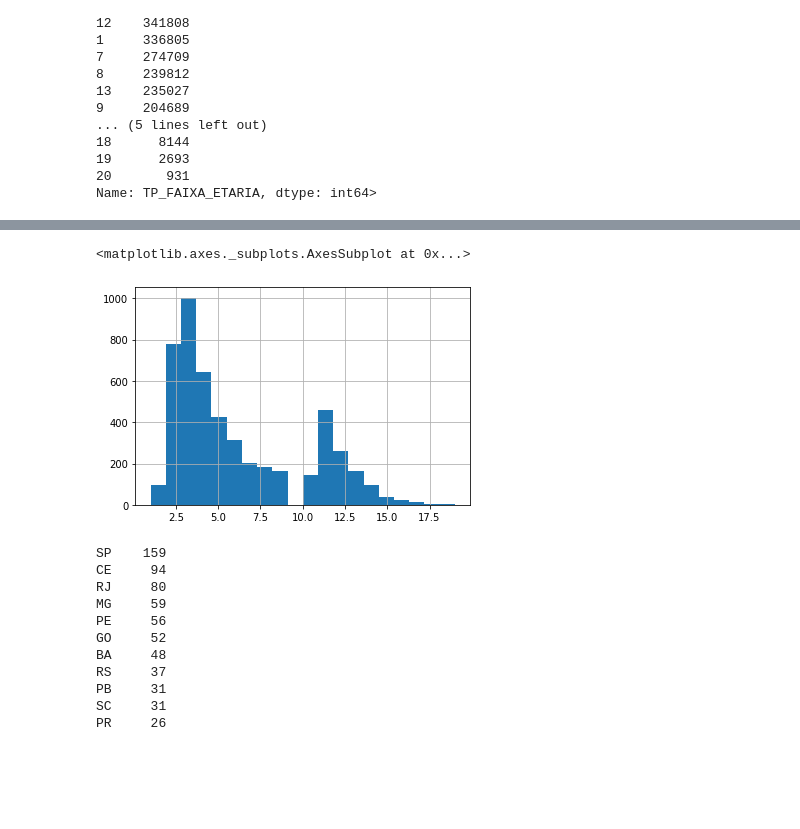
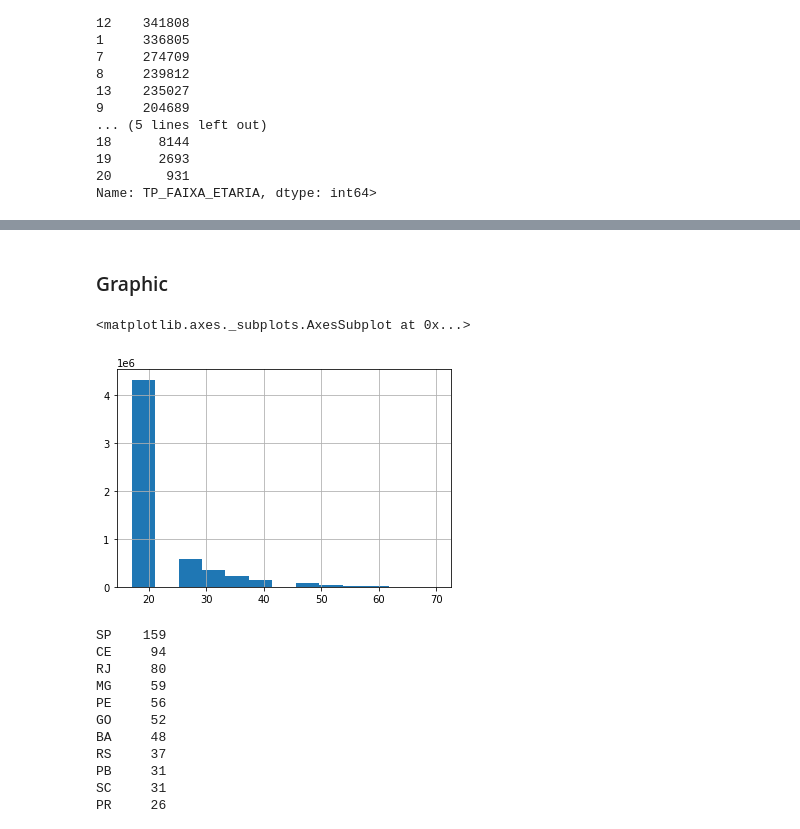
Before and after one commit to almemanuel/ENEM2020-Data-Analysis, a Jupyter notebook: DataAnalysis.ipynb, the cells around one changed output, grey strips where cells are left out. Saved outputs shown, nothing was run; the diff lists cells and outputs as text; code cells hidden in the pictures; blank space fills up the shorter version.

```diff
--- a/DataAnalysis.ipynb
+++ b/DataAnalysis.ipynb
@@ -202,0 +173,7 @@ array([11, 11,  4, ...,  3,  4,  2])
+# %%
+new_age_range = [70, 66, 61, 56, 51, 46, 41, 36, 31, 26, 21, 21, 21, 21, 21, 19, 19, 17, 17, 17]
+
+for i, elem in enumerate(new_age_range):
+     students_by_age_range = students_by_age_range.mask(students_by_age_range == 20 - i, elem)
+
+students_by_age_range.value_counts().sort_index
@@ -203,8 +195,10 @@ array([11, 11,  4, ...,  3,  4,  2])
+# %% [markdown]
+### Graphic
 # %%
-students_by_age_range.hist(bins = 20)
+students_by_age_range.hist(bins = 13)
 # %% [output]
 <matplotlib.axes._subplots.AxesSubplot at 0x...>
-[figure, old version]
+[figure, new version]
 # %%
 students_by_uf = selected_enem_data['SG_UF_ESC']
 
```
Also changed, not shown: parts of 3 cells of this notebook.
